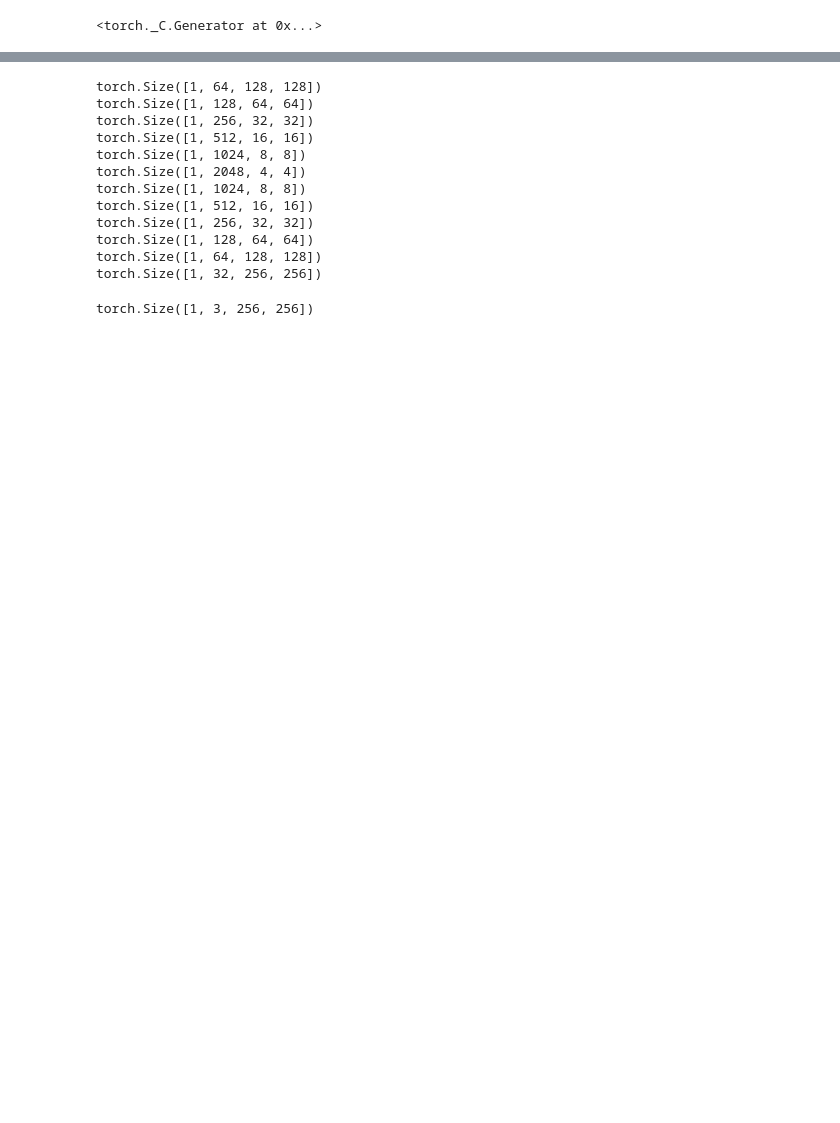
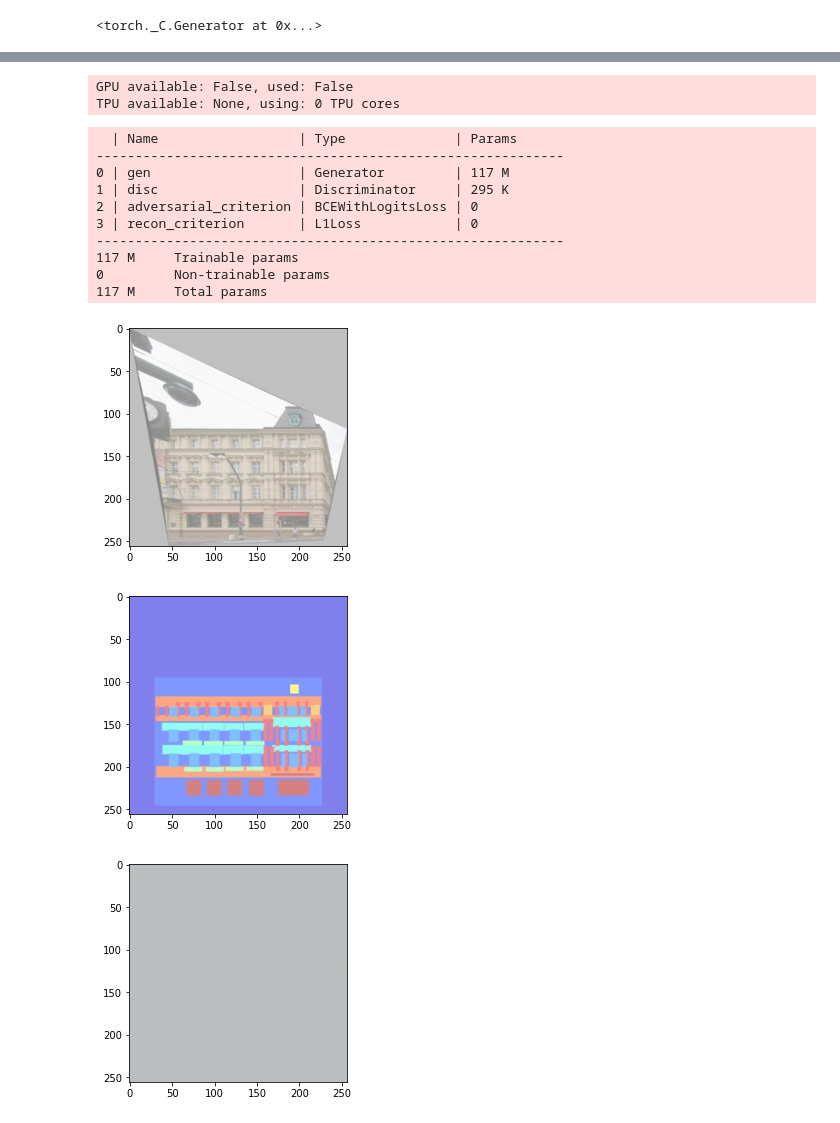
Before and after one commit to aniketmaurya/pytorch-gans, a Jupyter notebook: pix2pix/Pix2Pix_pytorch.ipynb, the cells around one changed output, grey strips where cells are left out. Cells and saved outputs as stored; diff of their text form; code cells hidden in the pictures; blank space fills up the shorter version.

```diff
--- a/pix2pix/Pix2Pix_pytorch.ipynb
+++ b/pix2pix/Pix2Pix_pytorch.ipynb
@@ -150,12 +247,12 @@ class Generator(pl.LightningModule):
 class Discriminator(pl.LightningModule):
 
     def __init__(self, input_channels, hidden_channels=8):
-        super(Discriminator, self).__init__()
+        super().__init__()
         self.conv1 = nn.Conv2d(input_channels, hidden_channels, kernel_size=1)
-        self.contract1 = DownConv(hidden_channels, use_bn=False)
-        self.contract2 = DownConv(hidden_channels * 2)
-        self.contract3 = DownConv(hidden_channels * 4)
-        self.contract4 = DownConv(hidden_channels * 8)
+        self.contract1 = DownSampleConv(hidden_channels, use_bn=False)
+        self.contract2 = DownSampleConv(hidden_channels * 2)
+        self.contract3 = DownSampleConv(hidden_channels * 4)
+        self.contract4 = DownSampleConv(hidden_channels * 8)
         self.final = nn.Conv2d(hidden_channels * 16, 1, kernel_size=1)
 
     def forward(self, x, y):
@@ -174,26 +273,3 @@ def weights_init(m):
     if isinstance(m, nn.BatchNorm2d):
         torch.nn.init.normal_(m.weight, 0.0, 0.02)
         torch.nn.init.constant_(m.bias, 0)
-# %%
-class Pix2Pix(pl.LightningModule):
-    def __init__(self,
-                 in_channels,
-                 out_channels,
-                 hidden_channels=32,
-                 depth=6,
-                 learning_rate=0.0002,
-                 lambda_recon=None):
-
-        self.gen = Generator(in_channels, out_channels, hidden_channels, depth)
-        self.disc = Discriminator(input_channels, hidden_channels=8)
-        self.learning_rate = learning_rate
-
-        # intializing weights
-        self.gen = self.gen.apply(weights_init)
-        self.disc = self.disc.apply(weights_init)
-
-        self.adv_criterion = nn.BCEWithLogitsLoss()
-        self.recon_criterion = nn.L1Loss()
-        if lambda_recon is None:
-            lambda_recon = 200
-        self.lambda_recon = lambda_recon
@@ -200,2 +349,2 @@ class Pix2Pix(pl.LightningModule):
 # %%
-unet = UNet(3, 3)
+pix2pix = Pix2Pix(3, 3)
@@ -222,16 +351,21 @@ gen = Generator(3, 3, depth=6)
-# %%
-gen(torch.randn(1, 3, 256, 256)).shape
-# %% [output]
-torch.Size([1, 64, 128, 128])
-torch.Size([1, 128, 64, 64])
-torch.Size([1, 256, 32, 32])
-torch.Size([1, 512, 16, 16])
-torch.Size([1, 1024, 8, 8])
-torch.Size([1, 2048, 4, 4])
-torch.Size([1, 1024, 8, 8])
-torch.Size([1, 512, 16, 16])
-torch.Size([1, 256, 32, 32])
-torch.Size([1, 128, 64, 64])
-torch.Size([1, 64, 128, 128])
-torch.Size([1, 32, 256, 256])
-torch.Size([1, 3, 256, 256])
+# %%
+trainer = pl.Trainer(max_epochs=20, gpus=0)
+# %% [output]
+GPU available: False, used: False
+TPU available: None, using: 0 TPU cores
+# %%
+trainer.fit(pix2pix, dataloader)
+# %% [output]
+  | Name                  | Type              | Params
+------------------------------------------------------------
+0 | gen                   | Generator         | 117 M
+1 | disc                  | Discriminator     | 295 K
+2 | adversarial_criterion | BCEWithLogitsLoss | 0
+3 | recon_criterion       | L1Loss            | 0
+------------------------------------------------------------
+117 M     Trainable params
+0         Non-trainable params
+117 M     Total params
+[figure, added]
+[figure, added]
+[figure, added]
```
Also changed, not shown: parts of 20 cells of this notebook.
